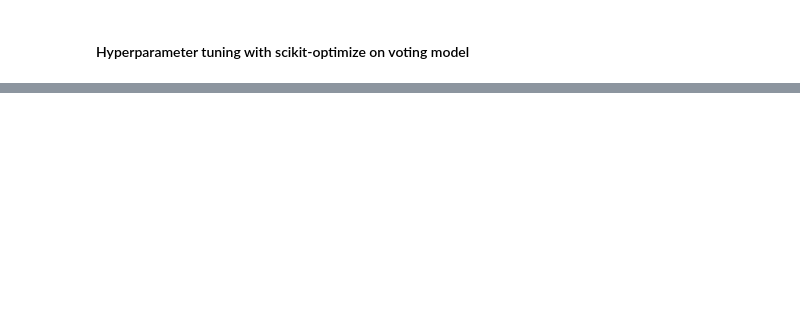
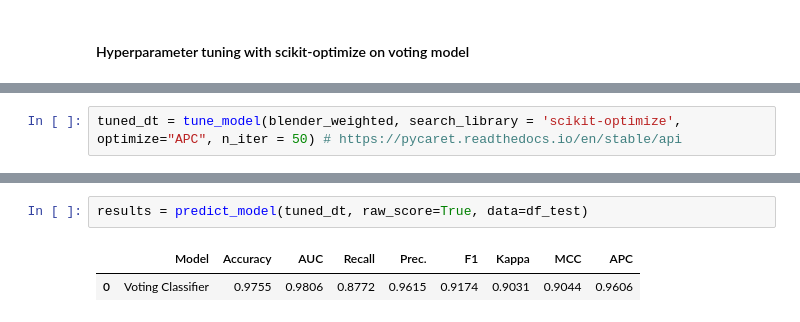
Before and after one commit to Shaheer-khan-github/MLOps-Fraud-Detection-using-Pycaret_MLFlow, a Jupyter notebook: 3. Optimize_the_Model.ipynb, the cells around one changed output, grey strips where cells are left out. Drawn from its saved outputs; the diff is of its cells as text; blank space fills up the shorter version.

Commit message:
Model API

```diff
--- a/3. Optimize_the_Model.ipynb
+++ b/3. Optimize_the_Model.ipynb
@@ -209,0 +205,2 @@ blender = blend_models(tops)
+# %%
+tuned_dt = tune_model(blender_weighted, search_library = 'scikit-optimize', optimize="APC", n_iter = 50) # https://pycaret.readthedocs.io/en/stable/api
@@ -209,0 +222,5 @@ blender = blend_models(tops)
+# %%
+results = predict_model(tuned_dt, raw_score=True, data=df_test)
+# %% [output]
+|  | Model | Accuracy | AUC | Recall | Prec. | F1 | Kappa | MCC | APC |
+| 0 | Voting Classifier | 0.9755 | 0.9806 | 0.8772 | 0.9615 | 0.9174 | 0.9031 | 0.9044 | 0.9606 |
```
Also changed, not shown: parts of 26 cells of this notebook, 5 other files.
